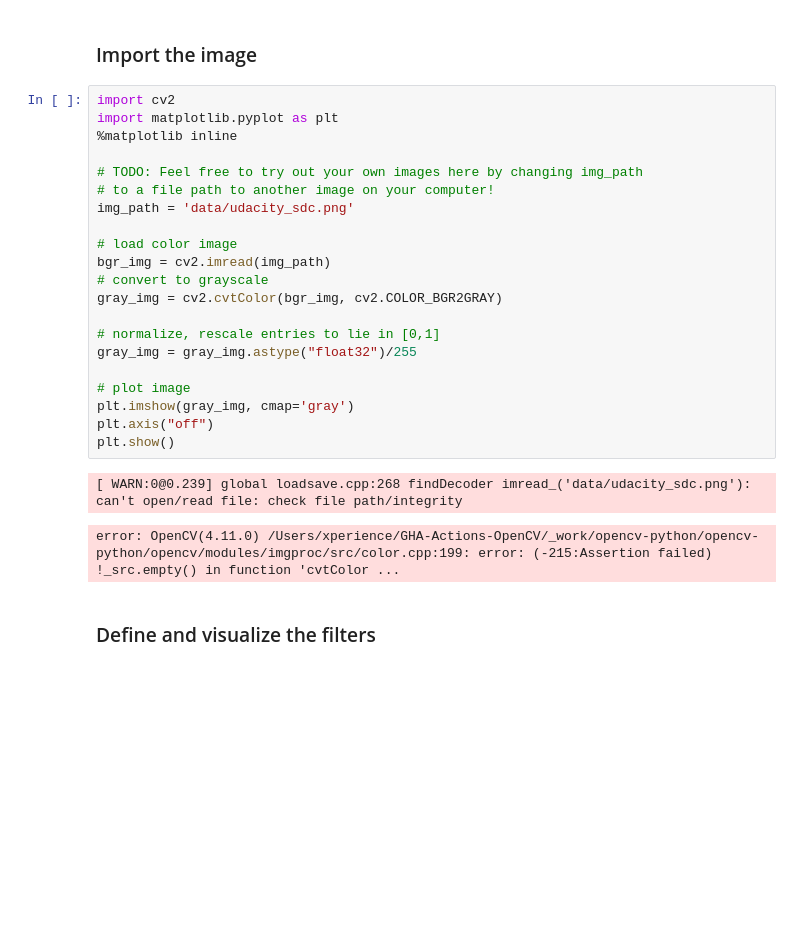
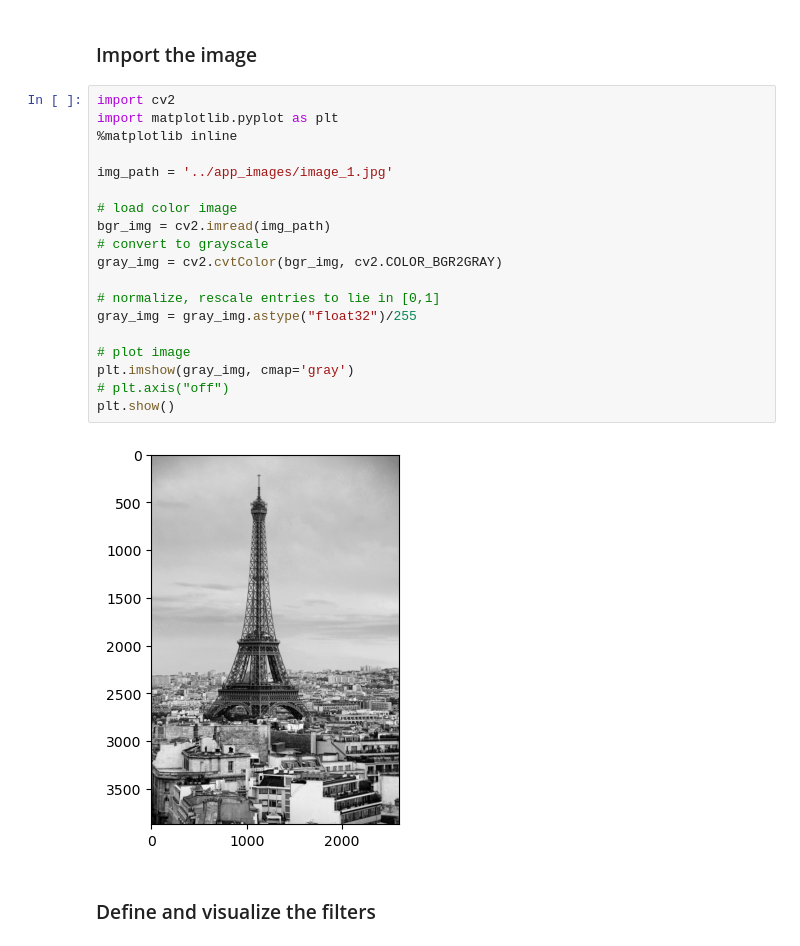
Before and after one commit to Chaklader/landmark-classification-cnn, a Jupyter notebook: lectures/cnn_conv_visualization.ipynb, the cells around one changed output. Saved outputs shown, nothing was run; the diff lists cells and outputs as text; blank space fills up the shorter version.

```diff
--- a/lectures/cnn_conv_visualization.ipynb
+++ b/lectures/cnn_conv_visualization.ipynb
@@ -9,27 +9,24 @@ In this example, *we* are defining four filters that are applied to an input ima
 # %%
 import cv2
 import matplotlib.pyplot as plt
 %matplotlib inline
 
-# TODO: Feel free to try out your own images here by changing img_path
-# to a file path to another image on your computer!
-img_path = 'data/udacity_sdc.png'
+img_path = '../app_images/image_1.jpg'
 
 # load color image
 bgr_img = cv2.imread(img_path)
 # convert to grayscale
 gray_img = cv2.cvtColor(bgr_img, cv2.COLOR_BGR2GRAY)
 
 # normalize, rescale entries to lie in [0,1]
 gray_img = gray_img.astype("float32")/255
 
 # plot image
 plt.imshow(gray_img, cmap='gray')
-plt.axis("off")
+# plt.axis("off")
 plt.show()
 # %% [output]
-[ WARN:0@0.239] global loadsave.cpp:268 findDecoder imread_('data/udacity_sdc.png'): can't open/read file: check file path/integrity
-error: OpenCV(4.11.0) /Users/xperience/GHA-Actions-OpenCV/_work/opencv-python/opencv-python/opencv/modules/imgproc/src/color.cpp:199: error: (-215:Assertion failed) !_src.empty() in function 'cvtColor ...
+[figure, added]
 # %% [markdown]
 ### Define and visualize the filters
 # %%
```
